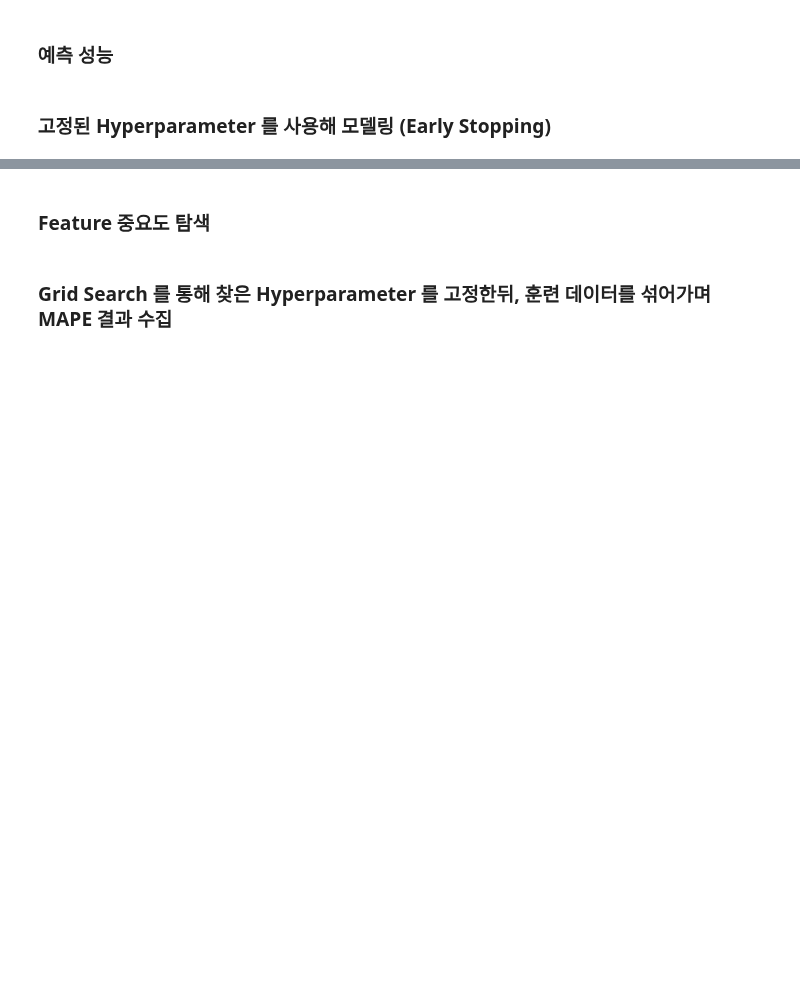
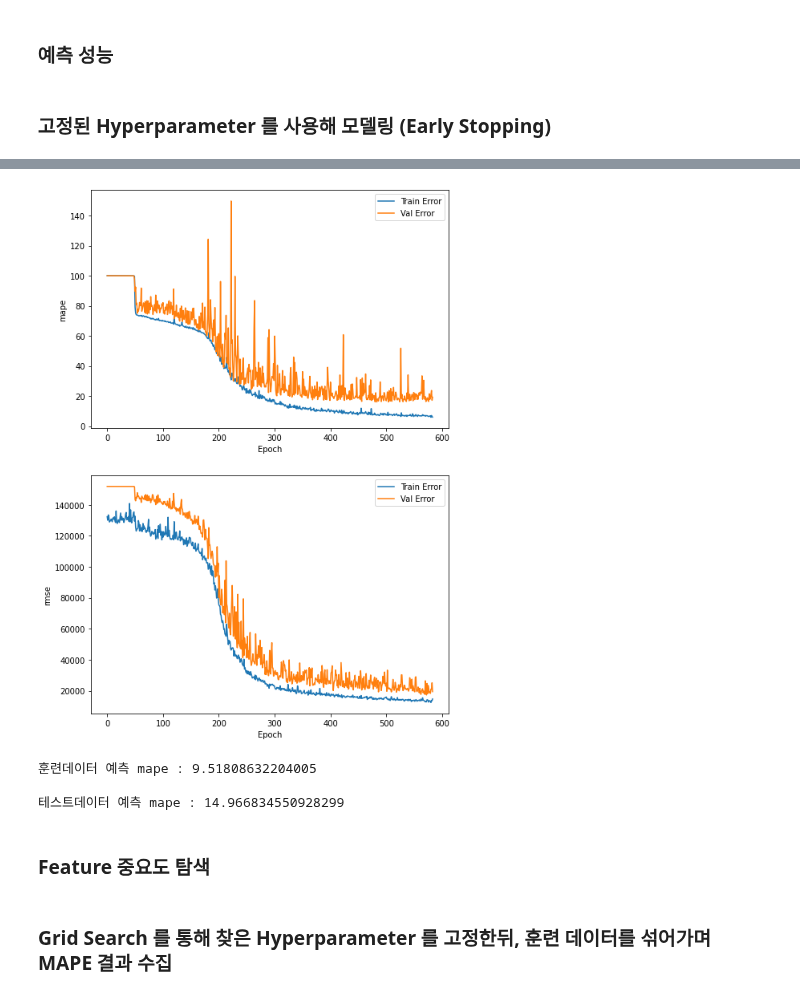
Before and after one commit to unhochoi/Sparse-Matrix-Multiplication, a Jupyter notebook: scenario-extraction/model/dnn/dnn-bz-smsm-gridsearch-importance-feature.ipynb, the cells around one changed output, grey strips where cells are left out. Cells and saved outputs as stored; diff of their text form; code cells hidden in the pictures; blank space fills up the shorter version.

```diff
--- a/scenario-extraction/model/dnn/dnn-bz-smsm-gridsearch-importance-feature.ipynb
+++ b/scenario-extraction/model/dnn/dnn-bz-smsm-gridsearch-importance-feature.ipynb
@@ -35,3 +35,11 @@ y_test = test['bz_smsm']
+# %%
+# Train
+X_train = train[['lr','lc','rc','ld','rd']]
+y_train = train['bz_smsm']
+
+# Test
+X_test = test[['lr','lc','rc','ld','rd']]
+y_test = test['bz_smsm']
 # %% [markdown]
 ### 데이터 전처리
 # %%
@@ -255,4 +270,4 @@ regressor_model = KerasRegressor(build_fn=create_model, epochs=400, batch_size=1
 # %%
-# hist = pd.DataFrame(history.history)
-# hist['epoch'] = history.epoch
-# hist.tail()
+hist = pd.DataFrame(history.history)
+hist['epoch'] = history.epoch
+hist.tail()
@@ -259,41 +281,47 @@ regressor_model = KerasRegressor(build_fn=create_model, epochs=400, batch_size=1
 # %%
-# def plot_history(history):
-#     hist = pd.DataFrame(history.history)
-#     hist['epoch'] = history.epoch
+def plot_history(history):
+    hist = pd.DataFrame(history.history)
+    hist['epoch'] = history.epoch
 
-#     plt.figure(figsize=(8,12))
+    plt.figure(figsize=(8,12))
 
-#     # mape metric
-#     plt.subplot(2,1,1)
-#     plt.xlabel('Epoch')
-#     plt.ylabel('mape')
-#     plt.plot(hist['epoch'], hist['mape'],
-#            label='Train Error')
-#     plt.plot(hist['epoch'], hist['val_mape'],
-#            label = 'Val Error')
-#     plt.legend()
+    # mape metric
+    plt.subplot(2,1,1)
+    plt.xlabel('Epoch')
+    plt.ylabel('mape')
+    plt.plot(hist['epoch'], hist['mape'],
+           label='Train Error')
+    plt.plot(hist['epoch'], hist['val_mape'],
+           label = 'Val Error')
+    plt.legend()
 
-#     # rmse metric
-#     plt.subplot(2,1,2)
-#     plt.xlabel('Epoch')
-#     plt.ylabel('rmse')
-#     plt.plot(hist['epoch'], hist['rmse'],
-#            label='Train Error')
-#     plt.plot(hist['epoch'], hist['val_rmse'],
-#            label = 'Val Error')
-#     plt.legend()
+    # rmse metric
+    plt.subplot(2,1,2)
+    plt.xlabel('Epoch')
+    plt.ylabel('rmse')
+    plt.plot(hist['epoch'], hist['rmse'],
+           label='Train Error')
+    plt.plot(hist['epoch'], hist['val_rmse'],
+           label = 'Val Error')
+    plt.legend()
 
-#     plt.show()
+    plt.show()
 
-# plot_history(history)
+plot_history(history)
+# %% [output]
+[figure, added]
 # %%
-# # 훈련데이터 예측
-# y_train_pred = fix_model.predict(X_train).reshape(-1,)
-# print("훈련데이터 예측 mape : {}\n".format(mean_absolute_percentage_error(y_train,y_train_pred)))
+# 훈련데이터 예측
+y_train_pred = fix_model.predict(X_train).reshape(-1,)
+print("훈련데이터 예측 mape : {}\n".format(mean_absolute_percentage_error(y_train,y_train_pred)))
 
-# # 테스트데이터 예측
-# y_test_pred = fix_model.predict(X_test).reshape(-1,)
-# print("테스트데이터 예측 mape : {}\n".format(mean_absolute_percentage_error(y_test,y_test_pred)))
+# 테스트데이터 예측
+y_test_pred = fix_model.predict(X_test).reshape(-1,)
+print("테스트데이터 예측 mape : {}\n".format(mean_absolute_percentage_error(y_test,y_test_pred)))
+# %% [output]
+훈련데이터 예측 mape : 9.51808632204005
+
+테스트데이터 예측 mape : 14.966834550928299
 # %% [markdown]
 ### Feature 중요도 탐색
 # %%
```
Also changed, not shown: parts of 4 cells of this notebook, 4 other files.
